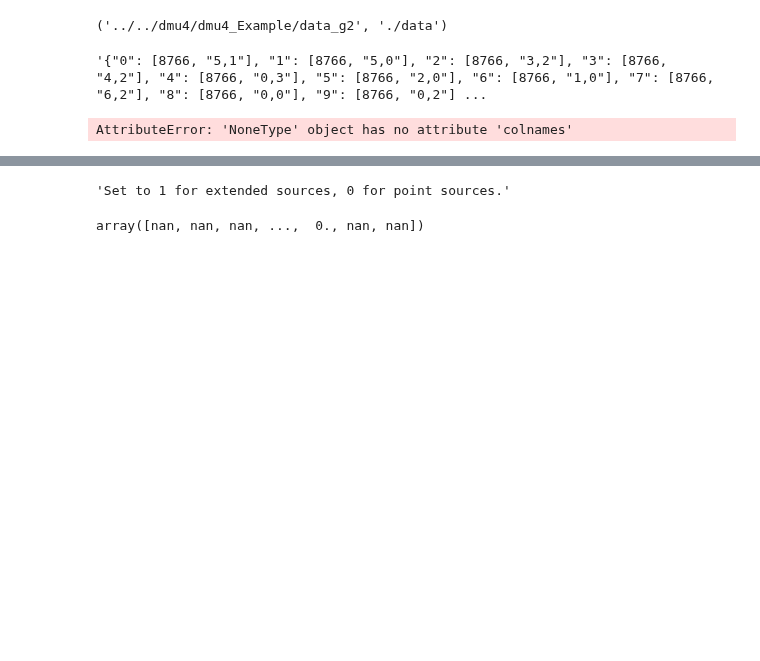
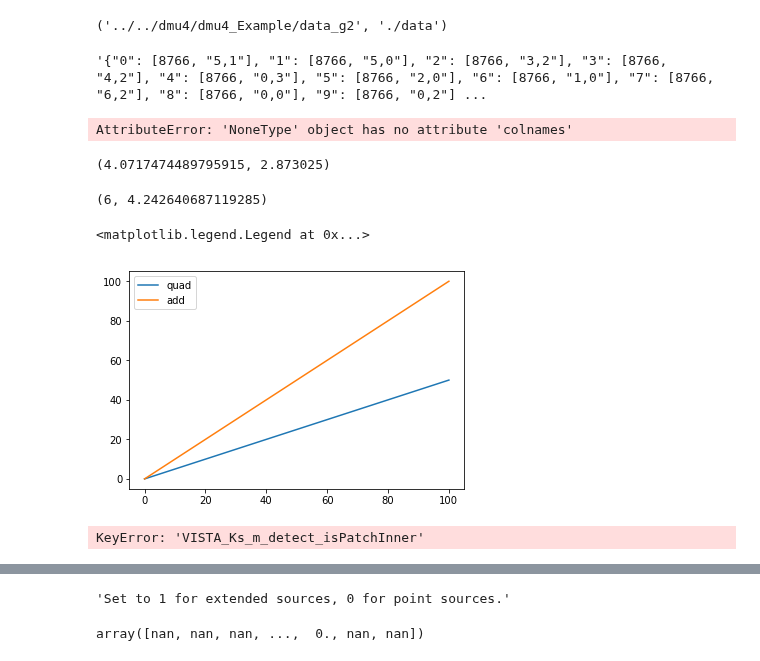
Before and after one commit to lsst-uk/lsst-ir-fusion, a Jupyter notebook: dmu5/dmu5_VIDEO/1_Make_cat.ipynb, the cells around one changed output, grey strips where cells are left out. Saved outputs shown, nothing was run; the diff lists cells and outputs as text; code cells hidden in the pictures; blank space fills up the shorter version.

```diff
--- a/dmu5/dmu5_VIDEO/1_Make_cat.ipynb
+++ b/dmu5/dmu5_VIDEO/1_Make_cat.ipynb
@@ -157,3 +159,21 @@ cat = makeCat(8524, '3,5', BUTLER_LOC)
 print('success', len(cat.colnames))
 # %% [output]
 AttributeError: 'NoneType' object has no attribute 'colnames'
+# %%
+(0.339/0.168)**2,(0.339/0.2)**2,
+# %% [output]
+(4.0717474489795915, 2.873025)
+# %%
+(3 + 3),(np.sqrt(3**2+3**2))
+# %% [output]
+(6, 4.242640687119285)
+# %%
+x = np.linspace(0,100)
+quad = np.sqrt((x/4)**2+(x/4)**2+(x/4)**2+(x/4)**2)
+add = x
+plt.plot(x,quad,label='quad')
+plt.plot(x,add,label='add')
+plt.legend()
+# %% [output]
+<matplotlib.legend.Legend at 0x...>
+[figure, added]
@@ -159,0 +204,5 @@ AttributeError: 'NoneType' object has no attribute 'colnames'
+# %%
+t= Table.read('./data/8523_5,2_reducedCat.fits')
+mask = t['VISTA_Ks_m_detect_isPatchInner'].astype('bool') & t['VISTA_Ks_m_detect_isTractInner'].astype('bool')
+# %% [output]
+KeyError: 'VISTA_Ks_m_detect_isPatchInner'
```
Also changed, not shown: parts of 8 cells of this notebook, 5 other files.
